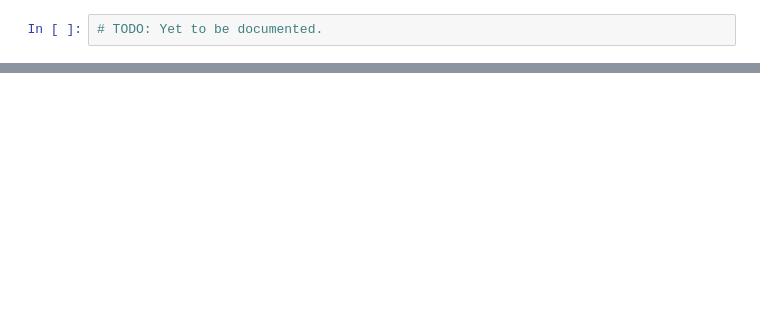
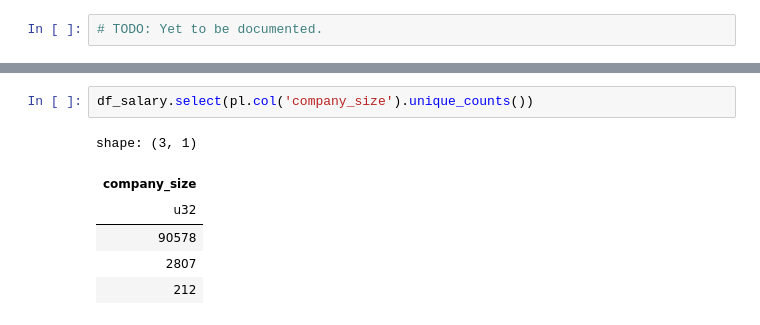
Before and after one commit to shatadrusaha/python-examples, a Jupyter notebook: polars-exploration/explore-polars.ipynb, the cells around one changed output, grey strips where cells are left out. Saved outputs shown, nothing was run; the diff lists cells and outputs as text; blank space fills up the shorter version.

```diff
--- a/polars-exploration/explore-polars.ipynb
+++ b/polars-exploration/explore-polars.ipynb
@@ -613,0 +1203,9 @@ shape: (5, 11)
+# %%
+df_salary.select(pl.col('company_size').unique_counts())
+# %% [output]
+shape: (3, 1)
+| company_size |
+| u32 |
+| 90578 |
+| 2807 |
+| 212 |
```
Also changed, not shown: parts of 33 cells of this notebook, 1 other file.
